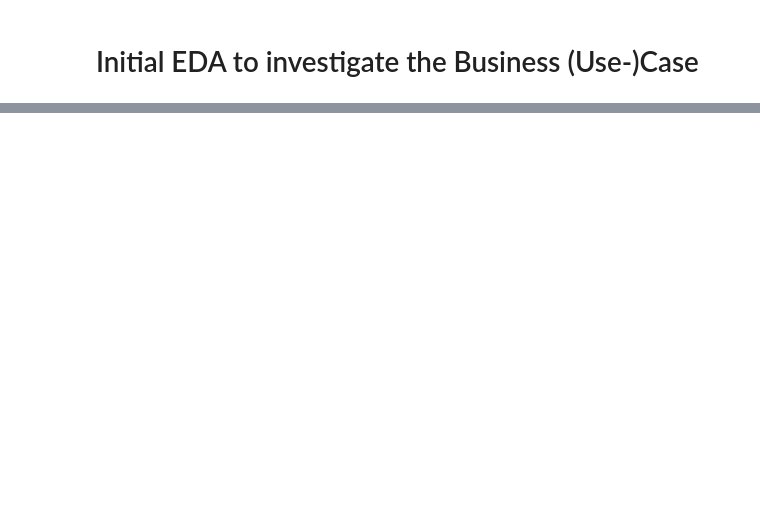
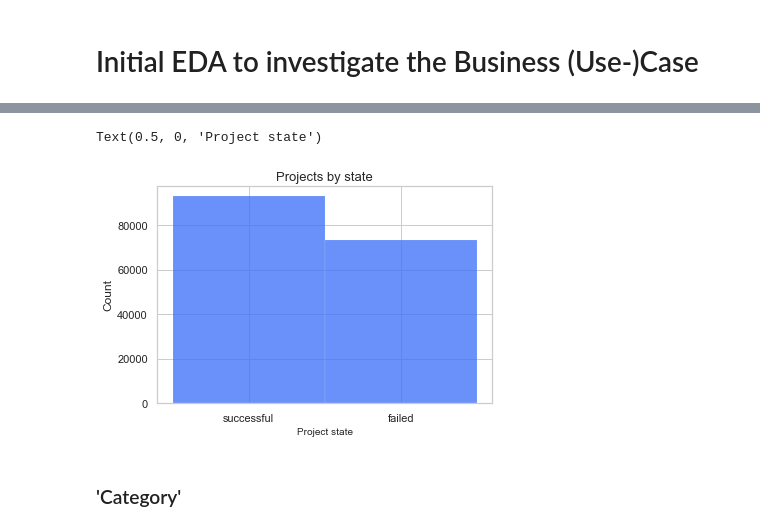
Before and after one commit to FischJunge/2020-ds-Project02-Kickstarter, a Jupyter notebook: 002_initial_eda.ipynb, the cells around one changed output, grey strips where cells are left out. Saved outputs shown, nothing was run; the diff lists cells and outputs as text; code cells hidden in the pictures; blank space fills up the shorter version.

```diff
--- a/002_initial_eda.ipynb
+++ b/002_initial_eda.ipynb
@@ -65,0 +58,13 @@ SyntaxError: invalid syntax (<ipython-input-7-38e9e33c87a8>, line 1)
+# %%
+# Data selection
+state = df.state
+
+# Plotting
+sns.histplot(state, linewidth=0.1);
+
+# Formating
+plt.title('Projects by state', fontsize=13)
+plt.xlabel('Project state', fontsize=10)
+# %% [output]
+Text(0.5, 0, 'Project state')
+[figure, added]
@@ -65,0 +73,2 @@ SyntaxError: invalid syntax (<ipython-input-7-38e9e33c87a8>, line 1)
+# %% [markdown]
+### 'Category'
```
Also changed, not shown: parts of 26 cells of this notebook, 2 other files.
